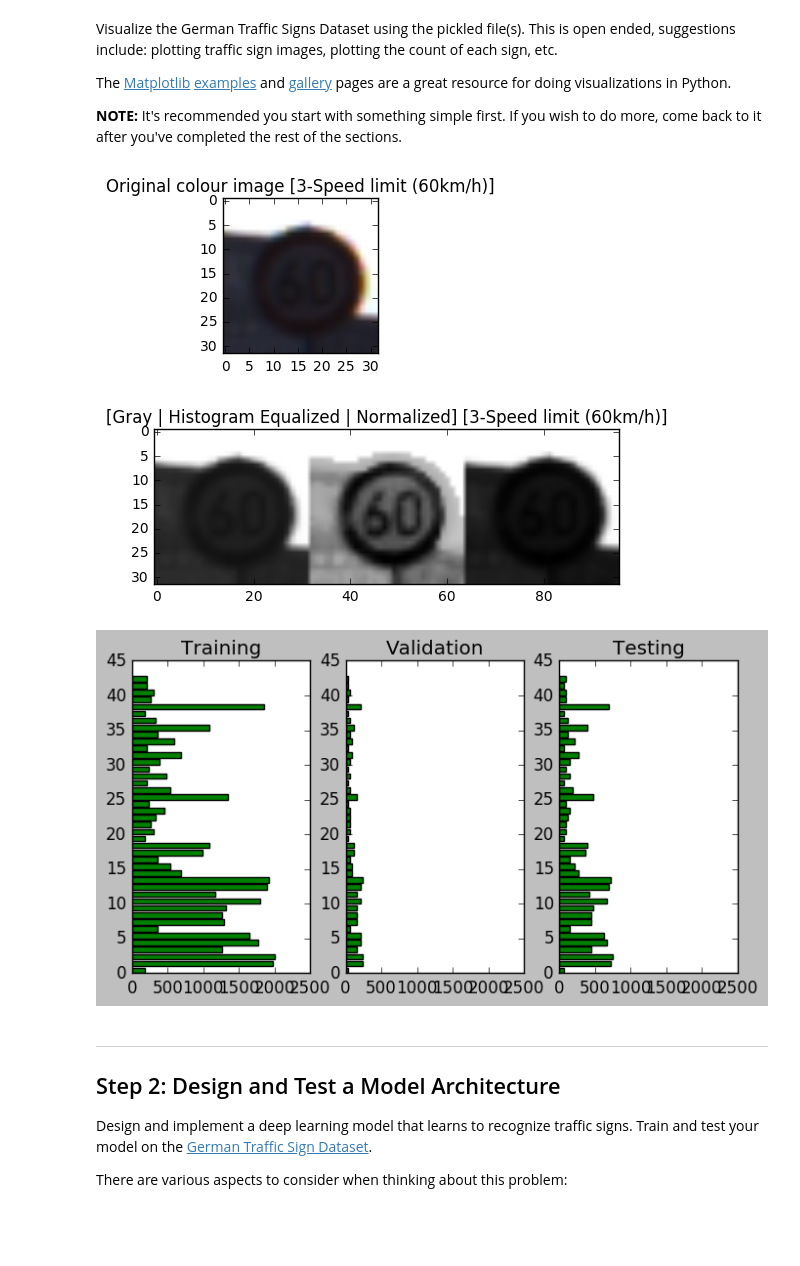
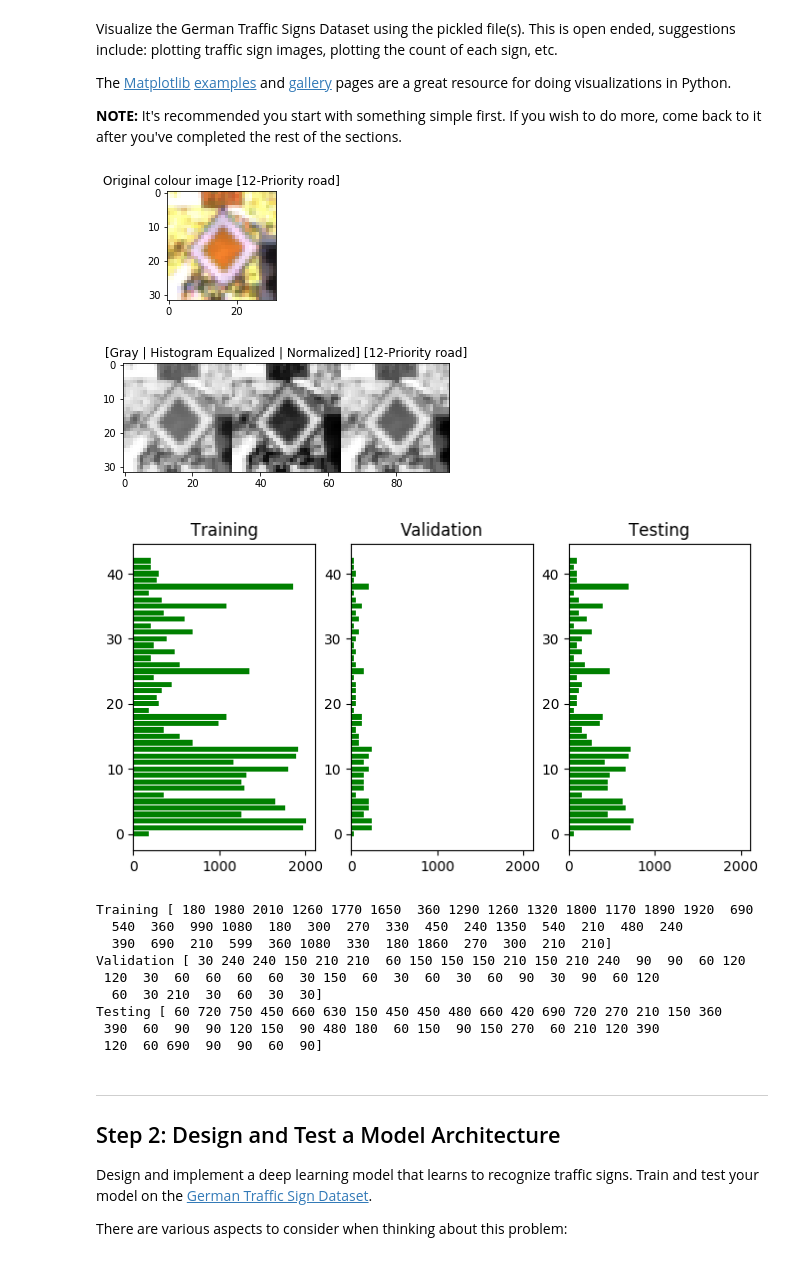
Before and after one commit to vijay-daniel/CarND-Traffic-Sign-Classifier-Project, a Jupyter notebook: Traffic_Sign_Classifier.ipynb, the cells around one changed output. Cells and saved outputs as stored; diff of their text form; code cells hidden in the pictures; blank space fills up the shorter version.

```diff
--- a/Traffic_Sign_Classifier.ipynb
+++ b/Traffic_Sign_Classifier.ipynb
@@ -152,36 +152,53 @@ def plot_image(images, title=""):
     plt.title(title)
     if(len(images[0].shape) > 2 and images[0].shape[2] > 1):
         plt.imshow(np.hstack(images))
     else:
         plt.imshow(np.hstack([i.squeeze() for i in images]), cmap='gray')
     plt.show()
 
 def show_dist(results, n_classes, titles):
     fig, ax = plt.subplots(1, len(results), figsize=(8, 4), sharex = True)
     for i in range(len(results)):
         ax[i].barh(range(0, n_classes), np.bincount(results[i]), color='green')
         ax[i].set_title(titles[i])
     fig.subplots_adjust(hspace=4)
     plt.show()
 
+    for result, title in zip(results, titles):
+        count = np.bincount(result)
+        print(title, count)
+        for i, val in enumerate(count):
+            if(val == 0):
+                print("No data found for class:", i, y_names[i], "in", title, "set")
+
+
 index = random.randint(0, len(clr_X_train))
 image = clr_X_train[index]
 
 # Image visualization
 gray_image = cv2.cvtColor(image, cv2.COLOR_BGR2GRAY)
 hist_image = cv2.equalizeHist(gray_image)
 norm_image = cv2.normalize(gray_image, np.zeros(gray_image.shape), 0, 255, cv2.NORM_MINMAX, dtype=cv2.CV_8U)
 
 plot_image([image], "Original colour image " + get_name(y_train[index]))
 plot_image([gray_image, hist_image, norm_image], "[Gray | Histogram Equalized | Normalized] " + get_name(y_train[index]))
 
 # Dataset visualization
 plt.rcdefaults()
 show_dist([y_train, y_validation, y_test], n_classes, ["Training", "Validation", "Testing"])
 # %% [output]
-[figure, old version]
+[figure, new version]
-[figure, old version]
+[figure, new version]
-[figure, old version]
+[figure, new version]
+Training [ 180 1980 2010 1260 1770 1650  360 1290 1260 1320 1800 1170 1890 1920  690
+  540  360  990 1080  180  300  270  330  450  240 1350  540  210  480  240
+  390  690  210  599  360 1080  330  180 1860  270  300  210  210]
+Validation [ 30 240 240 150 210 210  60 150 150 150 210 150 210 240  90  90  60 120
+ 120  30  60  60  60  60  30 150  60  30  60  30  60  90  30  90  60 120
+  60  30 210  30  60  30  30]
+Testing [ 60 720 750 450 660 630 150 450 450 480 660 420 690 720 270 210 150 360
+ 390  60  90  90 120 150  90 480 180  60 150  90 150 270  60 210 120 390
+ 120  60 690  90  90  60  90]
 # %% [markdown]
 ----
 
```
Also changed, not shown: parts of 13 cells of this notebook.
